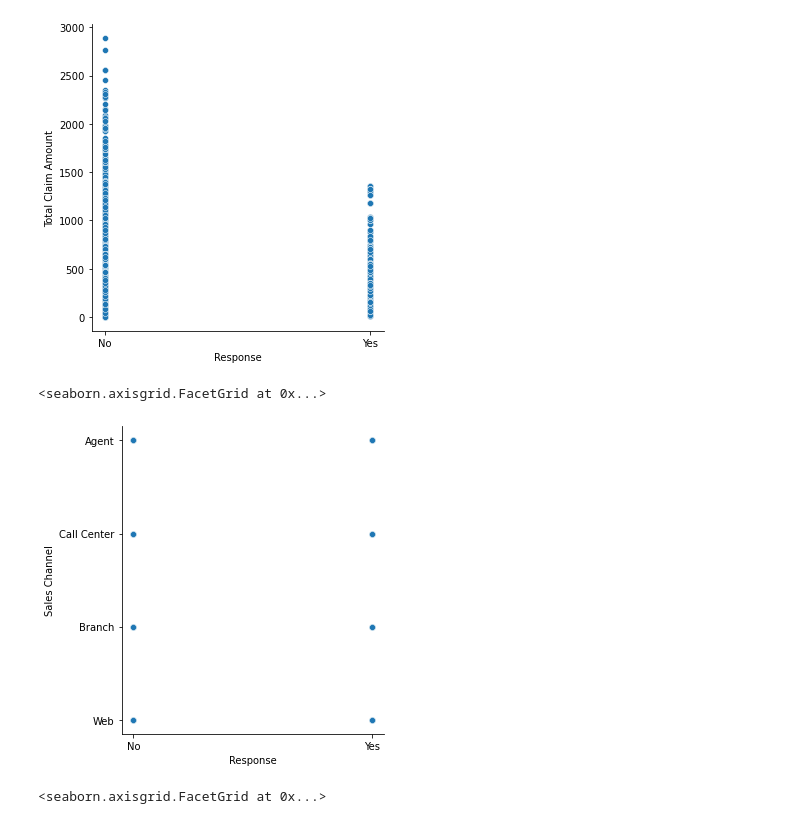
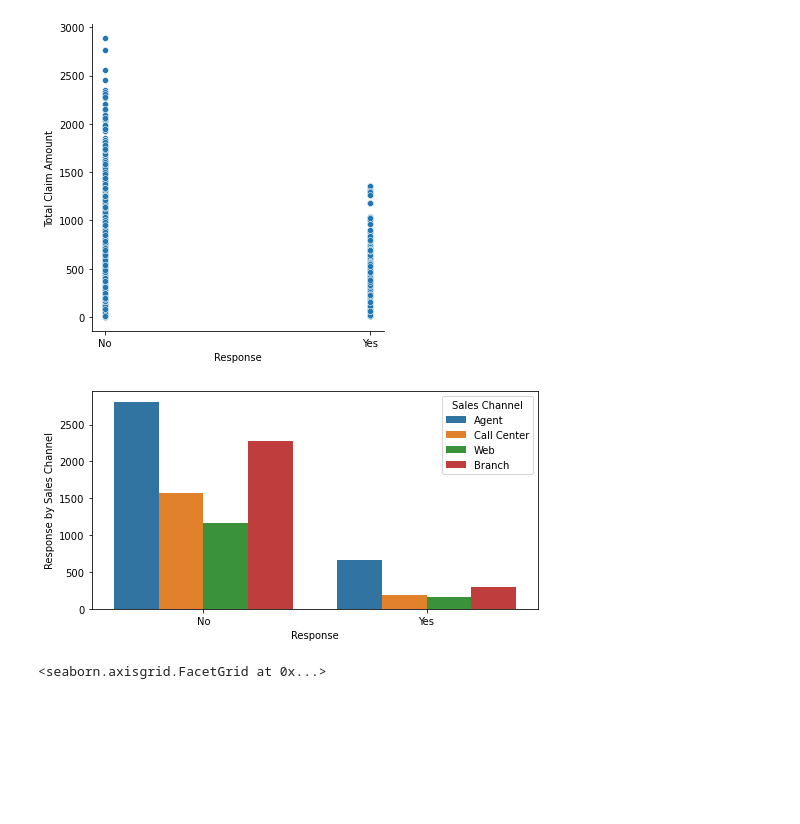
Before and after one commit to KalengaMbonyinshuti/Analysis3, a Jupyter notebook: Analysis3.ipynb, the cells around one changed output. Cells and saved outputs as stored; diff of their text form; code cells hidden in the pictures; blank space fills up the shorter version.

```diff
--- a/Analysis3.ipynb
+++ b/Analysis3.ipynb
@@ -57,11 +58,11 @@ Vehicle Type                        1
 dtype: int64
 # %%
-data=tips.drop(['Customer', 'State', 'Customer Lifetime Value', 'Coverage',
+data=tips.drop(['State', 'Customer Lifetime Value', 'Coverage',
        'Education', 'Effective To Date', 'EmploymentStatus', 'Gender', 'Location Code', 'Marital Status', 'Monthly Premium Auto',
        'Months Since Last Claim', 'Months Since Policy Inception',
        'Number of Open Complaints', 'Number of Policies', 'Policy Type',
        'Policy', 'Renew Offer Type',
-       'Vehicle Class', 'Vehicle Type','Vehicle Size'], axis=1)
+       'Vehicle Class','Vehicle Size'], axis=1)
 # %%
 data
 # %% [output]
@@ -131,10 +202,12 @@ sns.relplot(x='Response', y='Total Claim Amount', data=data)
 <seaborn.axisgrid.FacetGrid at 0x...>
 [figure]
 # %%
-sns.relplot(x='Response', y='Sales Channel', data=data)
+plt.figure(figsize=(8,4))
+sns.countplot('Response', hue='Sales Channel', data=data)
+plt.ylabel('Response by Sales Channel')
+plt.show()
 # %% [output]
-<seaborn.axisgrid.FacetGrid at 0x...>
-[figure, old version]
+[figure, new version]
 # %%
 # Show a plot of the response rate by income.
 sns.relplot(x='Response', y='Income', data=data)
```
Also changed, not shown: parts of 13 cells of this notebook.
